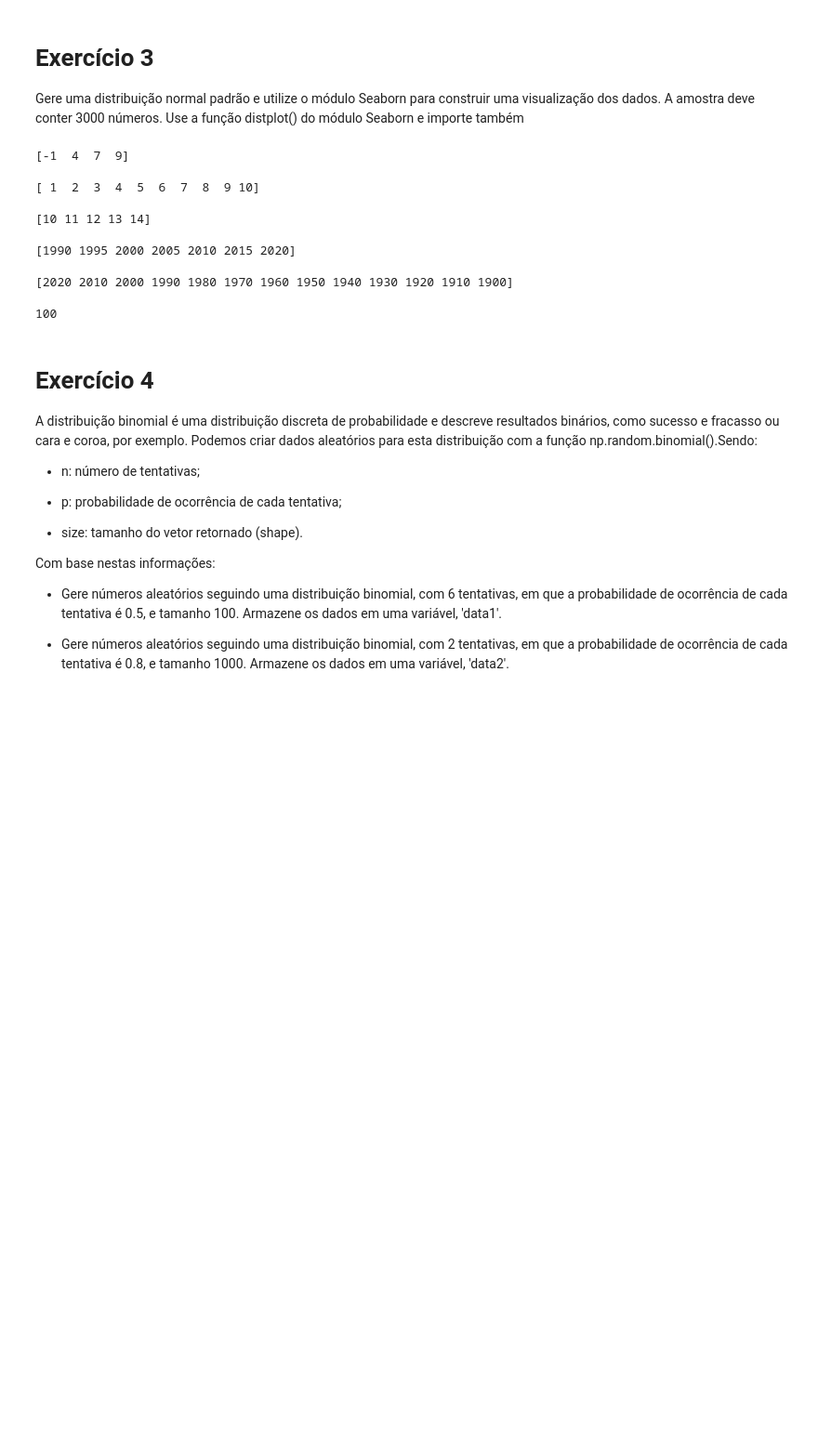
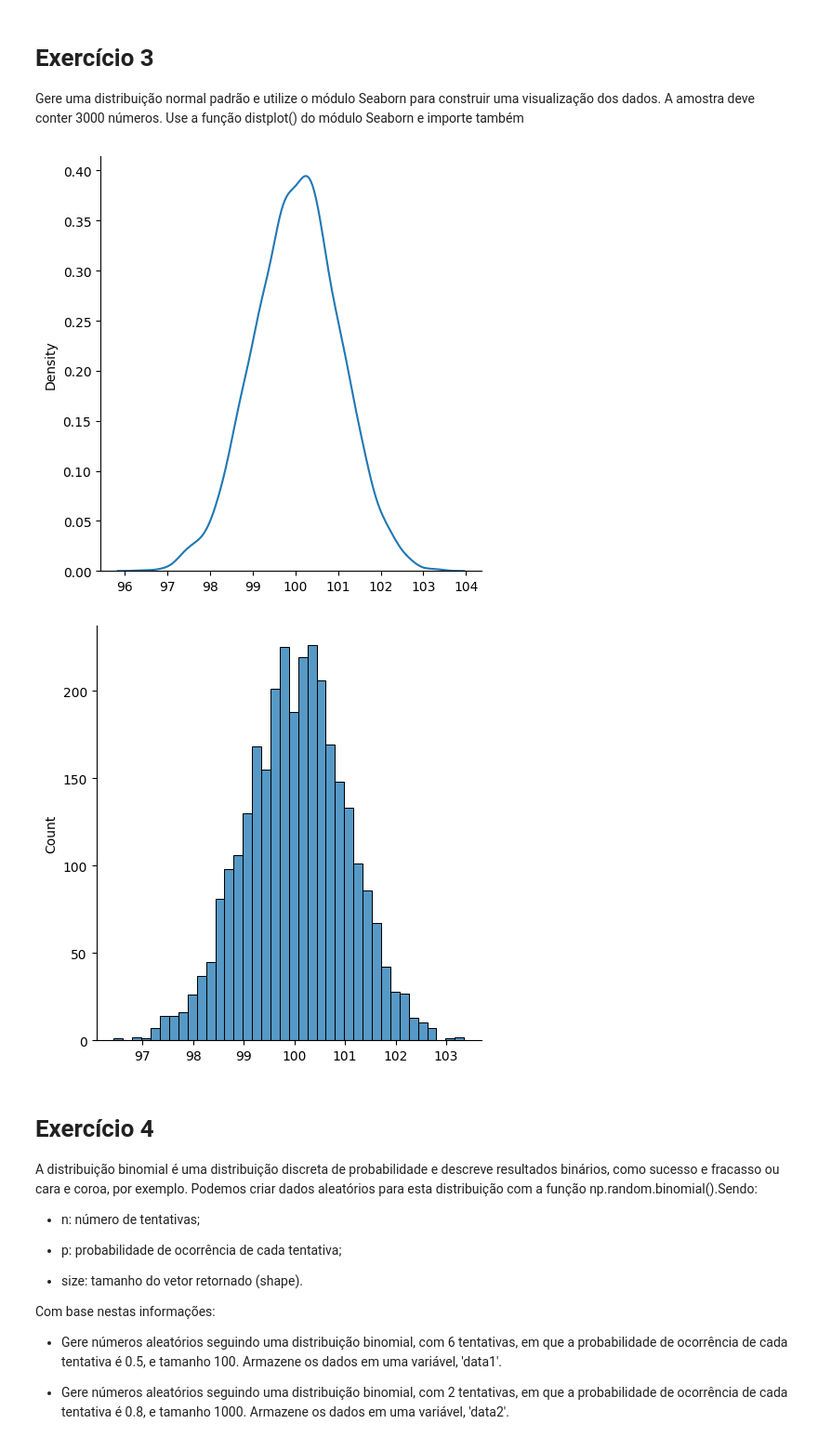
Before and after one commit to carlosedlucas/Curso_Udemy_Data_Science_com_Python, a Jupyter notebook: Numpy/3 - Random.ipynb, the cells around one changed output. Shown at 93% size. Drawn from its saved outputs; the diff is of its cells as text; code cells hidden in the pictures; blank space fills up the shorter version.

```diff
--- a/Numpy/3 - Random.ipynb
+++ b/Numpy/3 - Random.ipynb
@@ -51,38 +45,15 @@ Type: <class 'numpy.ndarray'>
 # Exercício 3
 
 Gere uma distribuição normal padrão e utilize o módulo Seaborn para construir uma visualização dos dados. A amostra deve conter 3000 números. Use a função distplot() do módulo Seaborn e importe também
-# %%
-a = np.array([-1, 4, 7, 9])
-b = np.array(range(1,11))
-tupla = (10,11,12,13,14)
-c = np.array(tupla)
-d = np.array(range(1990,2021,5))
-e = np.array(range(2020,1899,-10))
-f = np.array(100)
-
-print(a)
-print()
-print(b)
-print()
-print(c)
-print()
-print(d)
-print()
-print(e)
-print()
-print(f)
-# %% [output]
-[-1  4  7  9]
-
-[ 1  2  3  4  5  6  7  8  9 10]
-
-[10 11 12 13 14]
-
-[1990 1995 2000 2005 2010 2015 2020]
-
-[2020 2010 2000 1990 1980 1970 1960 1950 1940 1930 1920 1910 1900]
-
-100
+# %%
+A = np.random.normal(loc=100, scale=1, size=3000)
+sns.displot(data=A, kind='kde')
+plt.show()
+sns.displot(data=A, kind='hist')
+plt.show()
+# %% [output]
+[figure, added]
+[figure, added]
 # %% [markdown]
 # Exercício 4
 
```
Also changed, not shown: parts of 40 cells of this notebook, 2 other files.
